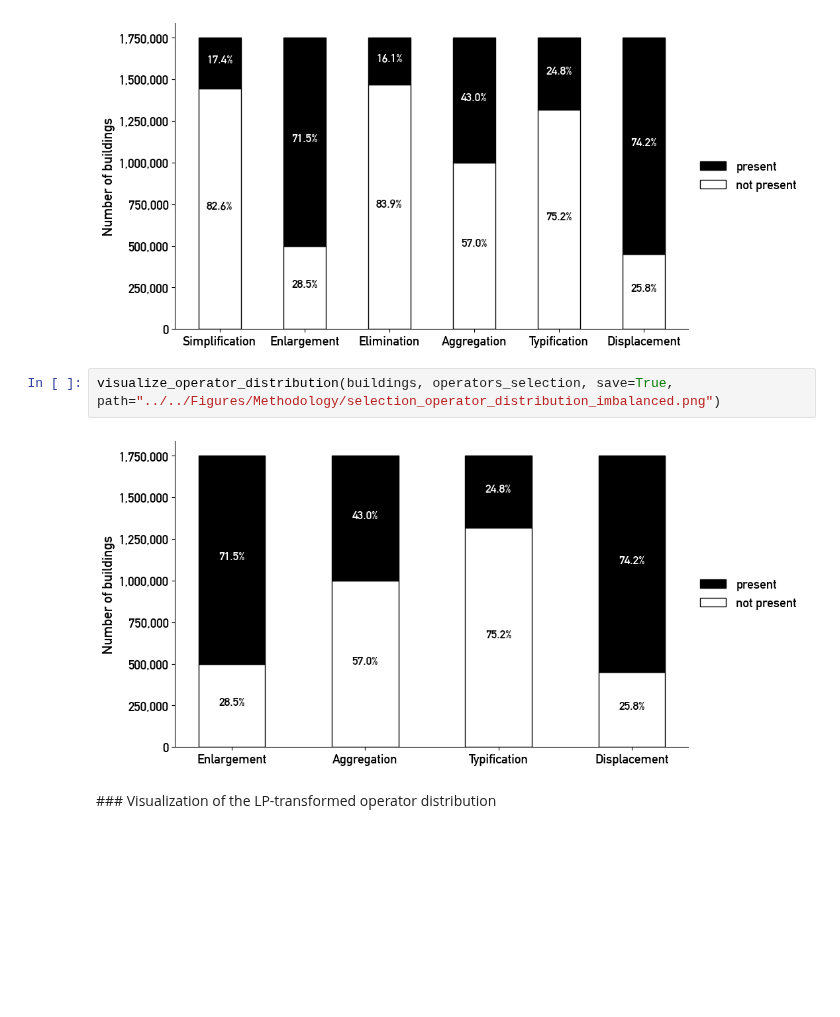
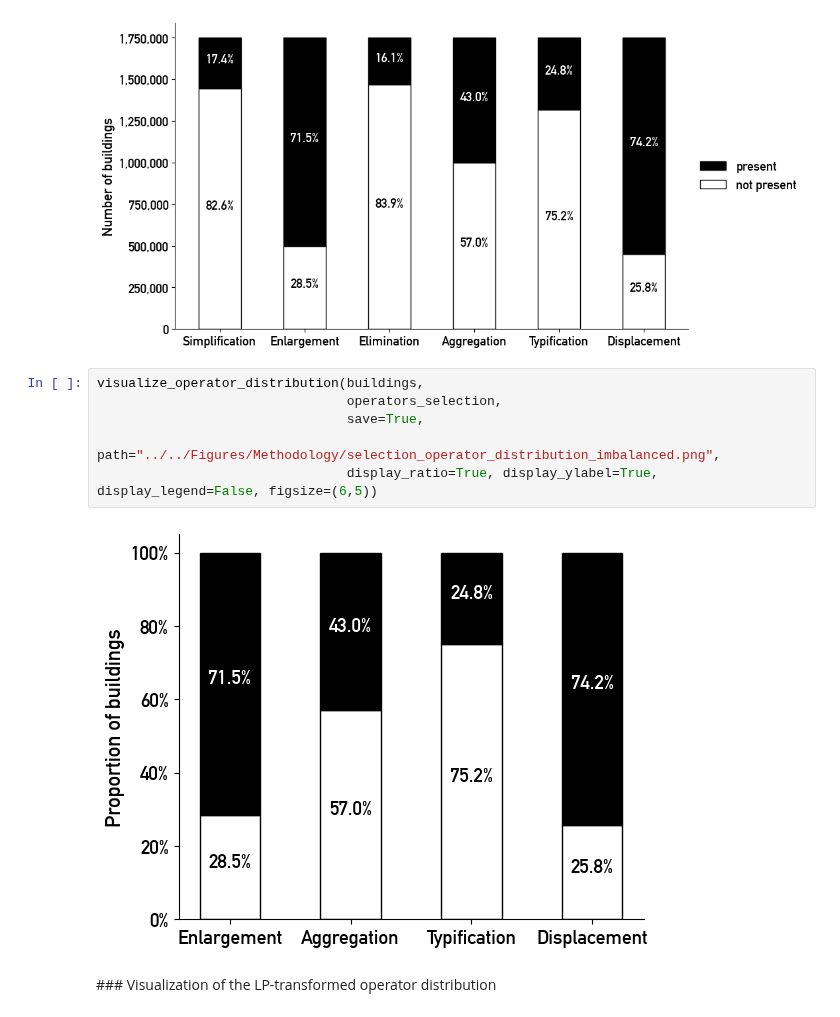
Before and after one commit to jorissenn/genops, a Jupyter notebook: 10_data_balancing.ipynb, the cells around one changed output. Cells and saved outputs as stored; diff of their text form; blank space fills up the shorter version.

Commit message:
updated operator distribution figure

```diff
--- a/10_data_balancing.ipynb
+++ b/10_data_balancing.ipynb
@@ -57,9 +57,13 @@ visualize_operator_distribution(buildings, operators, save=True, path="../../Fig
 # %% [output]
 [figure]
 # %%
-visualize_operator_distribution(buildings, operators_selection, save=True, path="../../Figures/Methodology/selection_operator_distribution_imbalanced.png")
+visualize_operator_distribution(buildings,
+                                operators_selection,
+                                save=True,
+                                path="../../Figures/Methodology/selection_operator_distribution_imbalanced.png",
+                                display_ratio=True, display_ylabel=True, display_legend=False, figsize=(6,5))
 # %% [output]
-[figure, old version]
+[figure, new version]
 # %% [markdown]
 ### Visualization of the LP-transformed operator distribution
 # %%
```
Also changed, not shown: parts of 2 cells of this notebook, 1 other file.
